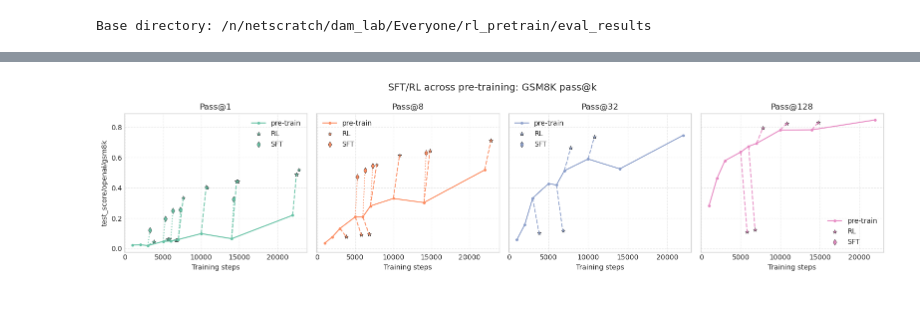
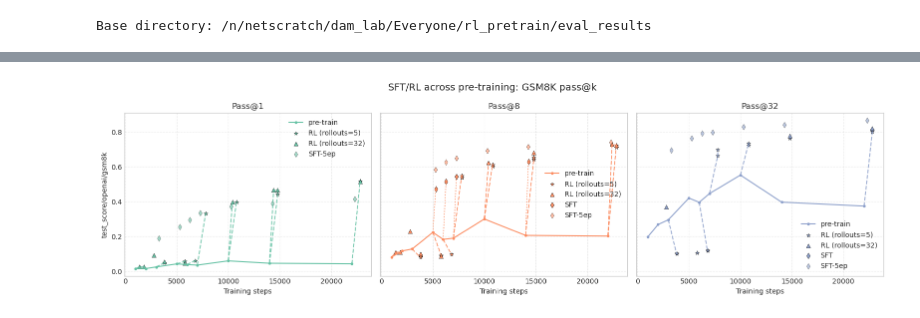
Before and after one commit to RachitBansal/verl, a Jupyter notebook: plot_eval_results.ipynb, the cells around one changed output, grey strips where cells are left out. Saved outputs shown, nothing was run; the diff lists cells and outputs as text; code cells hidden in the pictures.

```diff
--- a/plot_eval_results.ipynb
+++ b/plot_eval_results.ipynb
@@ -71,6 +71,7 @@ rl_rows = []
 rl_patterns = [
     re.compile(r"1B-step(?P<pt_step>\d+)-rl-step(?P<rl_step>\d+)-0shot-boxed-(?P<samples>\d+)samples-temp(?P<temp>[\d.]+)$"),
     re.compile(r"olmo2_1b_step(?P<pt_step>\d+)_omigsm8k-step(?P<rl_step>\d+)-rl-0shot-boxed-(?P<samples>\d+)samples-temp(?P<temp>[\d.]+)$"),
+    re.compile(r"olmo2_1b_step(?P<pt_step>\d+)_omigsm8k_n(?P<num_rollouts>\d+)-step(?P<rl_step>\d+)-rl-0shot-boxed-(?P<samples>\d+)samples-temp(?P<temp>[\d.]+)$"),
 ]
 
 # Collect SFT runs
@@ -79,6 +80,7 @@ rl_patterns = [
 sft_rows = []
 sft_patterns = [
     re.compile(r"OLMo2-1B-step(?P<pt_step>\d+)-stage2-openmathgsm8k-step(?P<sft_step>\d+)-hf-(?P<shot>\d+)shot-boxed-(?P<samples>\d+)samples-temp(?P<temp>[\d.]+)$", re.IGNORECASE),
+    re.compile(r"OLMo2-1B-step(?P<pt_step>\d+)-stage2-openmathgsm8k-5epoch-step(?P<sft_step>\d+)-hf-(?P<shot>\d+)shot-boxed-(?P<samples>\d+)samples-temp(?P<temp>[\d.]+)$", re.IGNORECASE),
 ]
 
 for path in BASE_DIR.iterdir():
@@ -114,6 +116,7 @@ for path in BASE_DIR.iterdir():
             score = read_score(path / result_file, samples=samples)
             pt_step = int(rl_match.group("pt_step"))
             rl_step = int(rl_match.group("rl_step"))
+            num_rollouts = int(rl_match.group("num_rollouts")) if "num_rollouts" in rl_match.groupdict() else 5
             rl_rows.append(
                 {
                     "pt_step": pt_step,
@@ -121,6 +124,7 @@ for path in BASE_DIR.iterdir():
                     "total_step": pt_step + rl_step,
                     "samples": samples,
                     "temp": float(rl_match.group("temp")),
+                    "num_rollouts": num_rollouts,
                     "score": score,
                     "path": str(path),
                     "label": name,
@@ -141,6 +145,10 @@ for path in BASE_DIR.iterdir():
             score = read_score(path / result_file, samples=samples)
             pt_step = int(sft_match.group("pt_step"))
             sft_step = int(sft_match.group("sft_step"))
+            if "5epoch" in name:
+                epochs = 5
+            else:
+                epochs = 1
             sft_rows.append(
                 {
                     "pt_step": pt_step,
@@ -152,6 +160,7 @@ for path in BASE_DIR.iterdir():
                     "score": score,
                     "path": str(path),
                     "label": name,
+                    "sft_epochs": epochs,
                 }
             )
             break
@@ -220,9 +221,9 @@ display(sft_df.sort_values(["pt_step", "sft_step", "samples", "temp"]))
 # %%
 # Refined plotting: per-k subplots, cleaner legend markers, no RL/SFT marker at start
-PLOT_SAMPLES = [1, 8, 32, 128]
-BASE_PRETRAIN_SHOT = 1
-SHOT_BY_SAMPLES = lambda s: 8 if s == 128 else BASE_PRETRAIN_SHOT
-TEMP_BY_SAMPLES = lambda s: 0.0 if s == 1 else 0.6
+PLOT_SAMPLES = [1, 8, 32]
+BASE_PRETRAIN_SHOT = 0
+SHOT_BY_SAMPLES = lambda s: BASE_PRETRAIN_SHOT
+TEMP_BY_SAMPLES = lambda s: 0.6
 
 available_samples = sorted(set(pre_df["samples"]).union(rl_df["samples"]).union(sft_df["samples"]))
 plot_samples = [s for s in PLOT_SAMPLES if s in available_samples]
@@ -237,7 +238,7 @@ else:
     n = len(plot_samples)
     ncols = n  # 2 if n > 1 else 1
     nrows = 1  # (n + ncols - 1) // ncols
-    fig, axes = plt.subplots(nrows, ncols, figsize=(16, 4 * nrows), sharey=True)
+    fig, axes = plt.subplots(nrows, ncols, figsize=(16, 4.5 * nrows), sharey=True)
     axes = axes.flatten() if n > 1 else [axes]
     cmap = plt.get_cmap("Set2")
 
@@ -251,51 +252,77 @@ else:
         if not pre_curve.empty:
             ax.plot(pre_curve["step"], pre_curve["score"], marker=".", color=color, label="pre-train")
 
-        # RL
-        rl_curve = rl_df[(rl_df["samples"] == samples) & (rl_df["temp"] == target_temp)].sort_values(["pt_step", "rl_step"])
-        rl_labeled = False
-        for pt_step, group in rl_curve.groupby("pt_step"):
-            pre_match = pre_curve.loc[pre_curve["step"] == pt_step, "score"]
-            start_score = pre_match.iloc[0] if not pre_match.empty else None
-            group_sorted = group.sort_values("rl_step")
-            xs = [pt_step] if start_score is not None else []
-            ys = [start_score] if start_score is not None else []
-            xs.extend((group_sorted["pt_step"] + group_sorted["rl_step"]).tolist())
-            ys.extend(group_sorted["score"].tolist())
-            if not xs:
-                continue
-            ax.plot(xs, ys, linestyle="--", marker=None, color=color, alpha=0.9)
-            if len(xs) > 1:
-                ax.scatter(xs[1:], ys[1:], marker="*", color=color, s=35, edgecolor="k", linewidth=0.4, label="RL" if not rl_labeled else None)
-                rl_labeled = True
+        # RL: plot different curves for each num_rollouts
+        rl_all = rl_df[(rl_df["samples"] == samples) & (rl_df["temp"] == target_temp)].sort_values(["num_rollouts", "pt_step", "rl_step"])
+        unique_num_rollouts = sorted(rl_all["num_rollouts"].dropna().unique())
+        # from matplotlib.cm import get_cmap
+        # rl_cmap = get_cmap("tab10")
+        for j, num_rollouts in enumerate(unique_num_rollouts):
+            # subcolor = rl_cmap(j % rl_cmap.N)
+            subset = rl_all[rl_all["num_rollouts"] == num_rollouts]
+            rl_labeled = False
+            for pt_step, group in subset.groupby("pt_step"):
+                pre_match = pre_curve.loc[pre_curve["step"] == pt_step, "score"]
+                start_score = pre_match.iloc[0] if not pre_match.empty else None
+                group_sorted = group.sort_values("rl_step")
+                xs = [pt_step] if start_score is not None else []
+                ys = [start_score] if start_score is not None else []
+                xs.extend((group_sorted["pt_step"] + group_sorted["rl_step"]).tolist())
+                ys.extend(group_sorted["score"].tolist())
+                if not xs:
+                    continue
+                label_rl = f"RL (rollouts={num_rollouts})" if not rl_labeled else None
+                ax.plot(xs, ys, linestyle="--", marker=None, color=color, alpha=0.85)
+                if len(xs) > 1:
+                    ax.scatter(xs[1:], ys[1:], marker="*" if num_rollouts == 5 else "^", color=color, s=35, edgecolor="k", linewidth=0.4, label=label_rl)
+                    rl_labeled = True
 
-        # SFT
-        sft_curve = sft_df[(sft_df["samples"] == samples) & (sft_df["temp"] == target_temp)].sort_values(["pt_step", "sft_step"])
+        # SFT standard
+        sft_curve = sft_df[(sft_df.get("sft_epochs", "sft") == 1) & (sft_df["samples"] == samples) & (sft_df["temp"] == target_temp)].sort_values(["pt_step", "sft_step"])
         sft_labeled = False
         for pt_step, group in sft_curve.groupby("pt_step"):
             pre_match = pre_curve.loc[pre_curve["step"] == pt_step, "score"]
             start_score = pre_match.iloc[0] if not pre_match.empty else None
             group_sorted = group.sort_values("sft_step")
             xs = [pt_step] if start_score is not None else []
             ys = [start_score] if start_score is not None else []
             xs.extend((group_sorted["pt_step"] + group_sorted["sft_step"]).tolist())
             ys.extend(group_sorted["score"].tolist())
             if not xs:
                 continue
             ax.plot(xs, ys, linestyle=":", marker=None, color=color, alpha=0.9)
             if len(xs) > 1:
                 ax.scatter(xs[1:], ys[1:], marker="d", color=color, s=35, edgecolor="k", linewidth=0.4, label="SFT" if not sft_labeled else None)
                 sft_labeled = True
 
+        # SFT 5-epoch
+        sft5_curve = sft_df[(sft_df.get("sft_epochs", "sft") == 5) & (sft_df["samples"] == samples) & (sft_df["temp"] == target_temp)].sort_values(["pt_step", "sft_step"])
+        sft5_labeled = False
+        for pt_step, group in sft5_curve.groupby("pt_step"):
+            pre_match = pre_curve.loc[pre_curve["step"] == pt_step, "score"]
+            start_score = pre_match.iloc[0] if not pre_match.empty else None
+            group_sorted = group.sort_values("sft_step")
+            xs = [pt_step] if start_score is not None else []
+            ys = [start_score] if start_score is not None else []
+            xs.extend((group_sorted["pt_step"] + group_sorted["sft_step"]).tolist())
+            xs = [(pt_step + (x - pt_step)//5) for x in xs]
+            ys.extend(group_sorted["score"].tolist())
+            if not xs:
+                continue
+            # ax.plot(xs, ys, linestyle="-.", marker=None, color=color, alpha=0.9)
+            if len(xs) > 1:
+                ax.scatter(xs[1:], ys[1:], marker="d", color=color, s=35, edgecolor="k", linewidth=0.4, label="SFT-5ep" if not sft5_labeled else None, alpha=0.6)
+                sft5_labeled = True
+
         ax.set_title(f"Pass@{samples}")
         ax.set_xlabel("Training steps")
         if idx % ncols == 0:
             ax.set_ylabel(DATASET_KEY)
         ax.grid(True, linestyle="--", alpha=0.4)
         ax.legend()
 
     fig.suptitle(f"SFT/RL across pre-training: GSM8K pass@k", fontsize=14)
     plt.tight_layout()
     plt.show()
 # %% [output]
-[figure, old version]
+[figure, new version]
```
Also changed, not shown: parts of 4 cells of this notebook, 9 other files.
